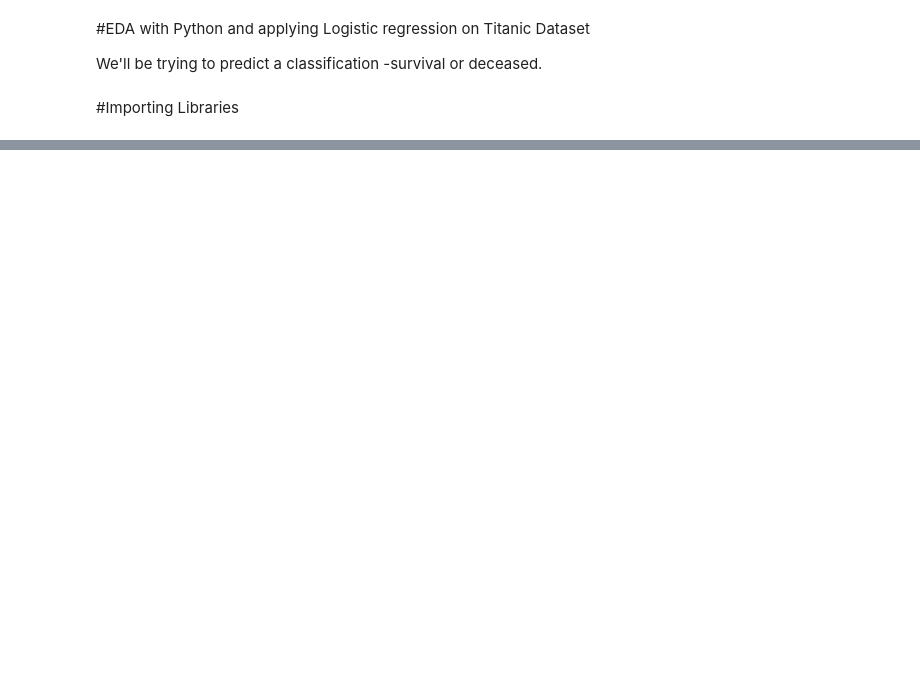
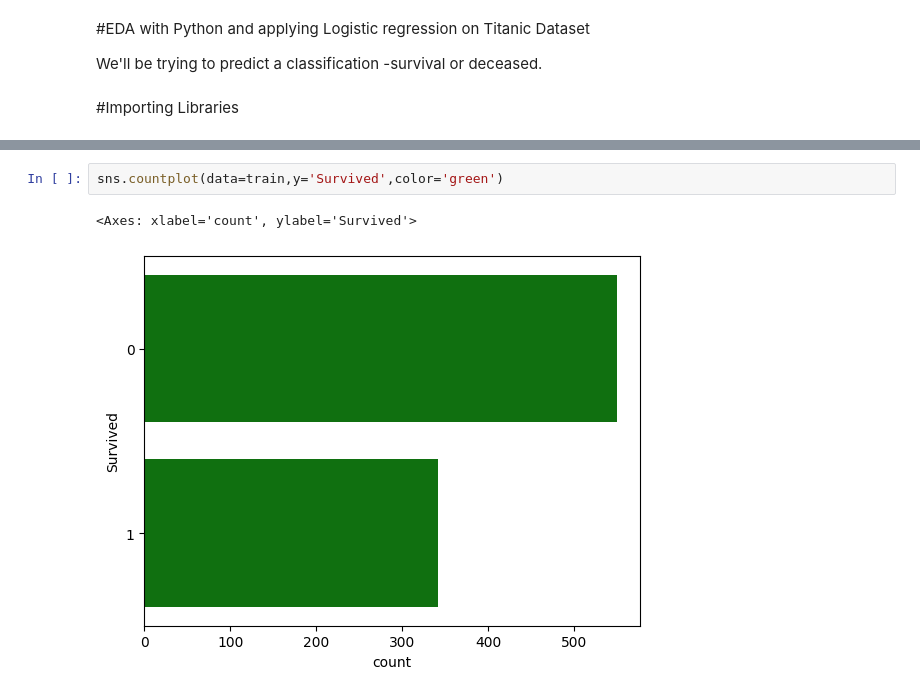
Before and after one commit to manish01017/Python-Practice, a Jupyter notebook: EDA_TITANIC_LGS.ipynb, the cells around one changed output, grey strips where cells are left out. Saved outputs shown, nothing was run; the diff lists cells and outputs as text; blank space fills up the shorter version.

```diff
--- a/EDA_TITANIC_LGS.ipynb
+++ b/EDA_TITANIC_LGS.ipynb
@@ -13,0 +70,5 @@ ModuleNotFoundError: No module named 'pandas'
+# %%
+sns.countplot(data=train,y='Survived',color='green')
+# %% [output]
+<Axes: xlabel='count', ylabel='Survived'>
+[figure, added]
```
Also changed, not shown: parts of 41 cells of this notebook.
